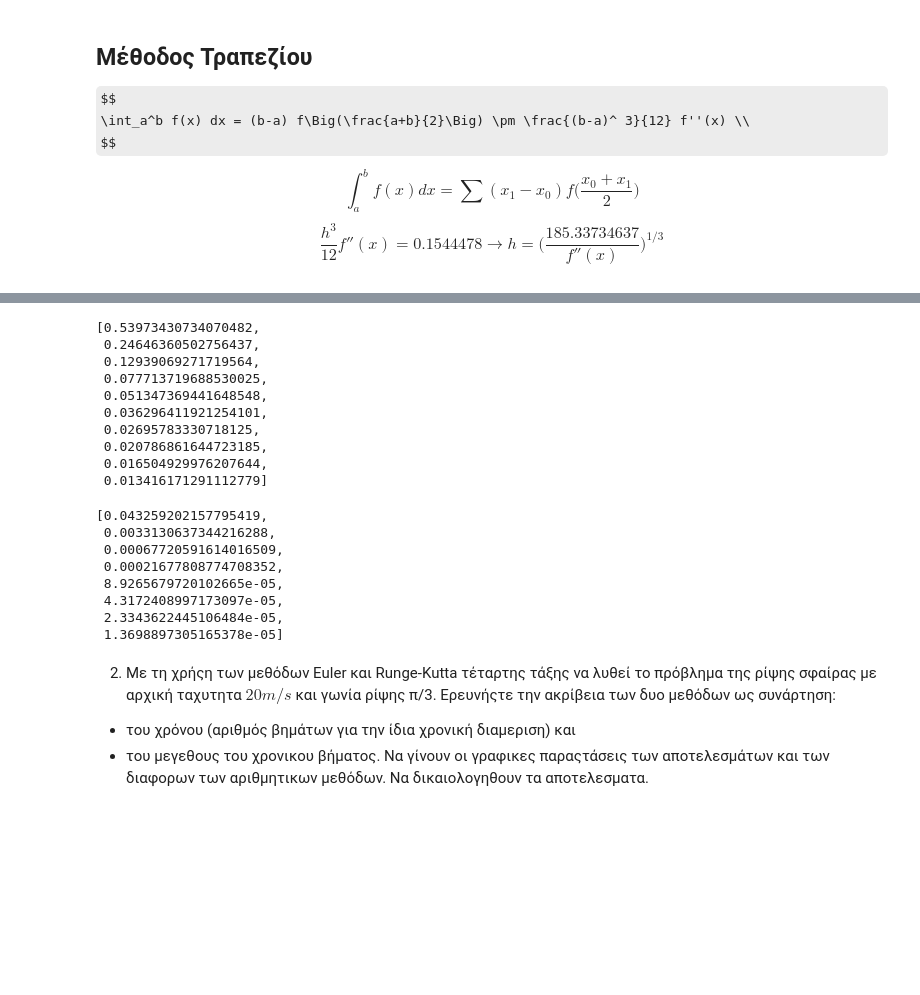
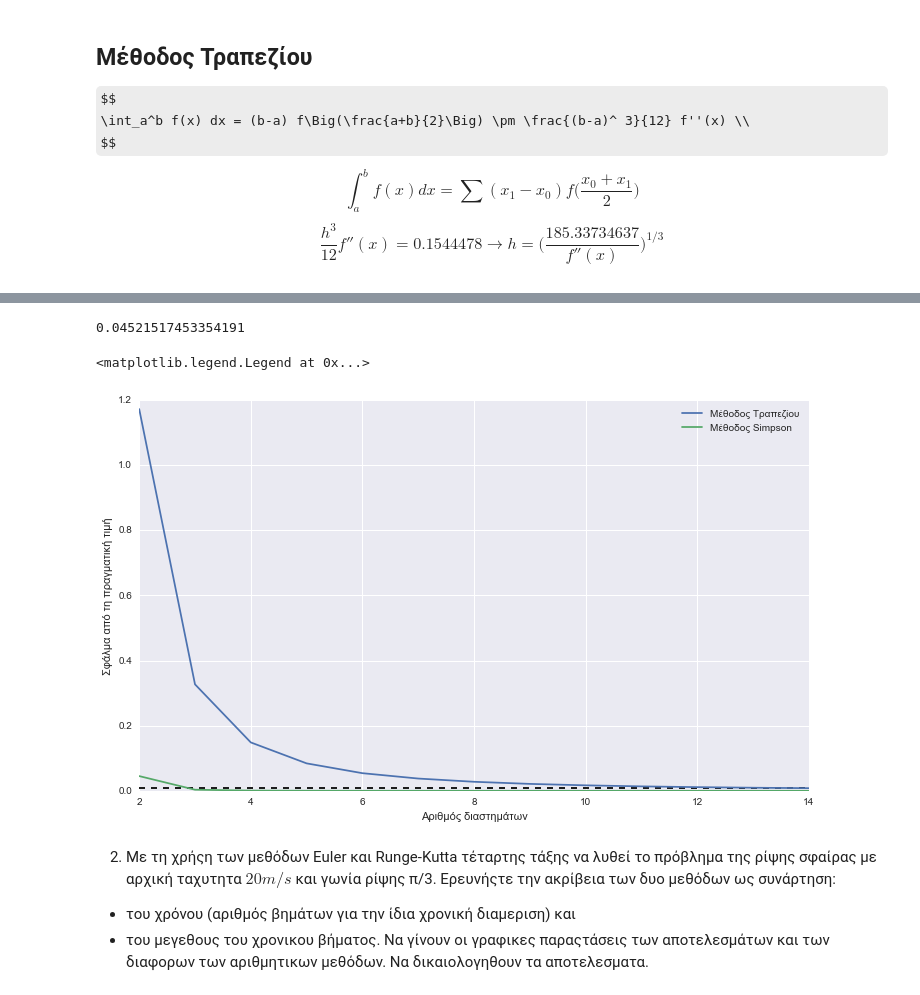
Before and after one commit to Mixpap/astro-notebooks, a Jupyter notebook: ergasia.ipynb, the cells around one changed output, grey strips where cells are left out. Drawn from its saved outputs; the diff is of its cells as text; code cells hidden in the pictures; some formulas as TeX source; blank space fills up the shorter version.

```diff
--- a/ergasia.ipynb
+++ b/ergasia.ipynb
@@ -94,0 +90,2 @@ array([ 0.,  2.])
+# %%
+ns=np.arange(2,15,1)
@@ -95,27 +124,21 @@ array([ 0.,  2.])
+# %%
+(16.143117236519593-av)/av
+# %% [output]
+0.04521517453354191
 # %%
-[np.abs(rRect(f,0.,2.,i)-av)/rRect(f,0.,2.,i) for i in range(2,12)]
+Trap=[np.abs(rRect(f,0.,2.,i)-av)/av for i in ns]
-# %% [output]
-[0.53973430734070482,
- 0.24646360502756437,
- 0.12939069271719564,
- 0.077713719688530025,
- 0.051347369441648548,
- 0.036296411921254101,
- 0.02695783330718125,
- 0.020786861644723185,
- 0.016504929976207644,
- 0.013416171291112779]
 # %%
-[np.abs(rSimpson(f,0.,2.,i)-av)/rSimpson(f,0.,2.,i) for i in range(2,10)]
+Simps=[np.abs(rSimpson(f,0.,2.,i)-av)/av for i in ns]
-# %% [output]
-[0.043259202157795419,
- 0.0033130637344216288,
- 0.00067720591614016509,
- 0.00021677808774708352,
- 8.9265679720102665e-05,
- 4.3172408997173097e-05,
- 2.3343622445106484e-05,
- 1.3698897305165378e-05]
+# %%
+plt.plot(ns,Trap,label=u'Μέθοδος Τραπεζίου')
+plt.plot(ns,Simps,label=u'Μέθοδος Simpson')
+plt.xlabel(u'Αριθμός διαστημάτων')
+plt.ylabel(u'Σφάλμα από τη πραγματική τιμή')
+plt.hlines(0.01,2,14,linestyles='--')
+plt.legend()
+# %% [output]
+<matplotlib.legend.Legend at 0x...>
+[figure, added]
 # %%
 def Rect(f,a,b): return (b-a)*f((a+b)/2)
 def Simpson(f,a,b): return (b-a)/6. *(f(a)+4.*f((a+b)/2.)+f(b))
```
Also changed, not shown: parts of 3 cells of this notebook.
